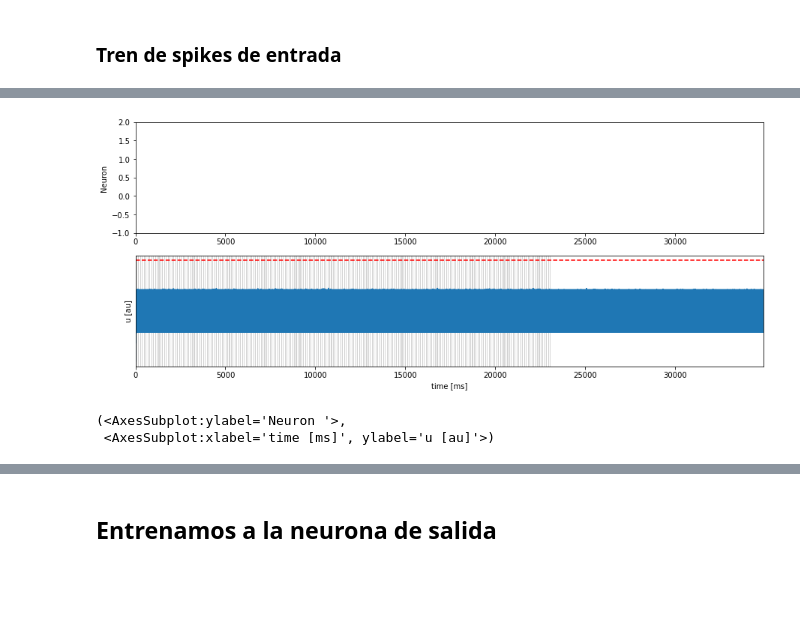
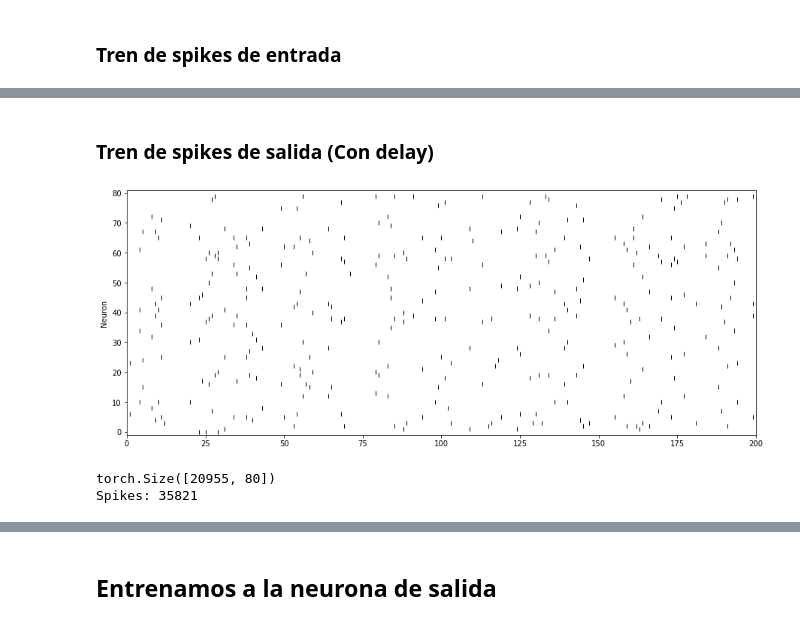
Before and after one commit to mmaximiliano/SDNN, a Jupyter notebook: patterns/SequenceVisualizer.ipynb, the cells around one changed output, grey strips where cells are left out. Drawn from its saved outputs; the diff is of its cells as text; code cells hidden in the pictures; blank space fills up the shorter version.

```diff
--- a/patterns/SequenceVisualizer.ipynb
+++ b/patterns/SequenceVisualizer.ipynb
@@ -59,6 +43,11 @@ print(Sprobe.shape)
-# %%
-sv_utils.plotLIF(U=Uprobe, S=Sprobe, pat_times=pat_times, th=25.)
-# %% [output]
-[figure, removed]
-(<AxesSubplot:ylabel='Neuron '>,
- <AxesSubplot:xlabel='time [ms]', ylabel='u [au]'>)
+# %% [markdown]
+### Tren de spikes de salida (Con delay)
+# %%
+Sin_out_d = torch.load('../cleanDSNN/results/delayed_layer_5_conv.pt')
+sv_utils.plotLIF(U=None, S=Sin_out_d[:200].data.numpy())
+print(Sin_out_d.shape)
+print("Spikes: " + str(np.count_nonzero(Sin_out_d)))
+# %% [output]
+[figure, added]
+torch.Size([20955, 80])
+Spikes: 35821
```
Also changed, not shown: parts of 11 cells of this notebook.
